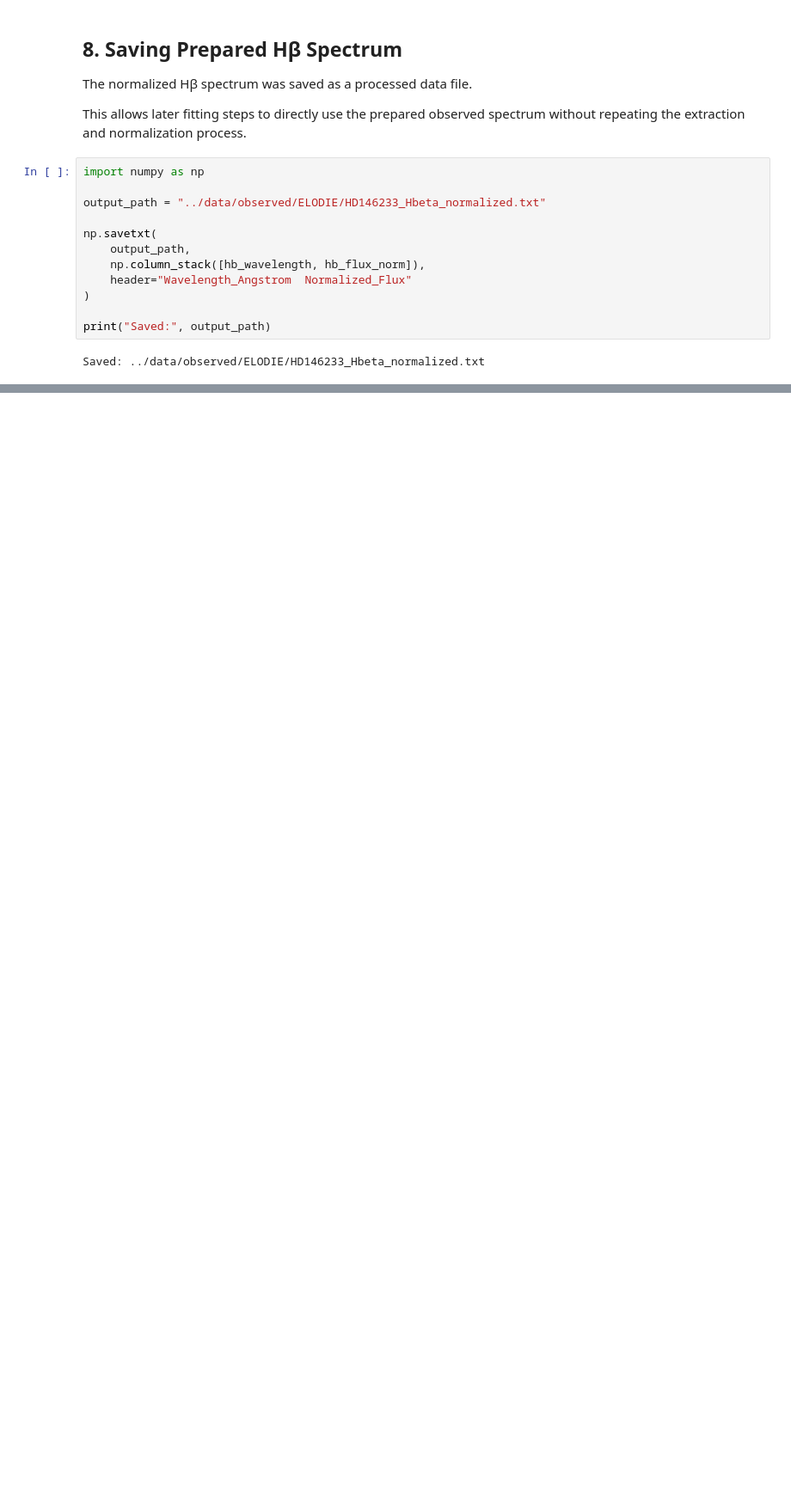
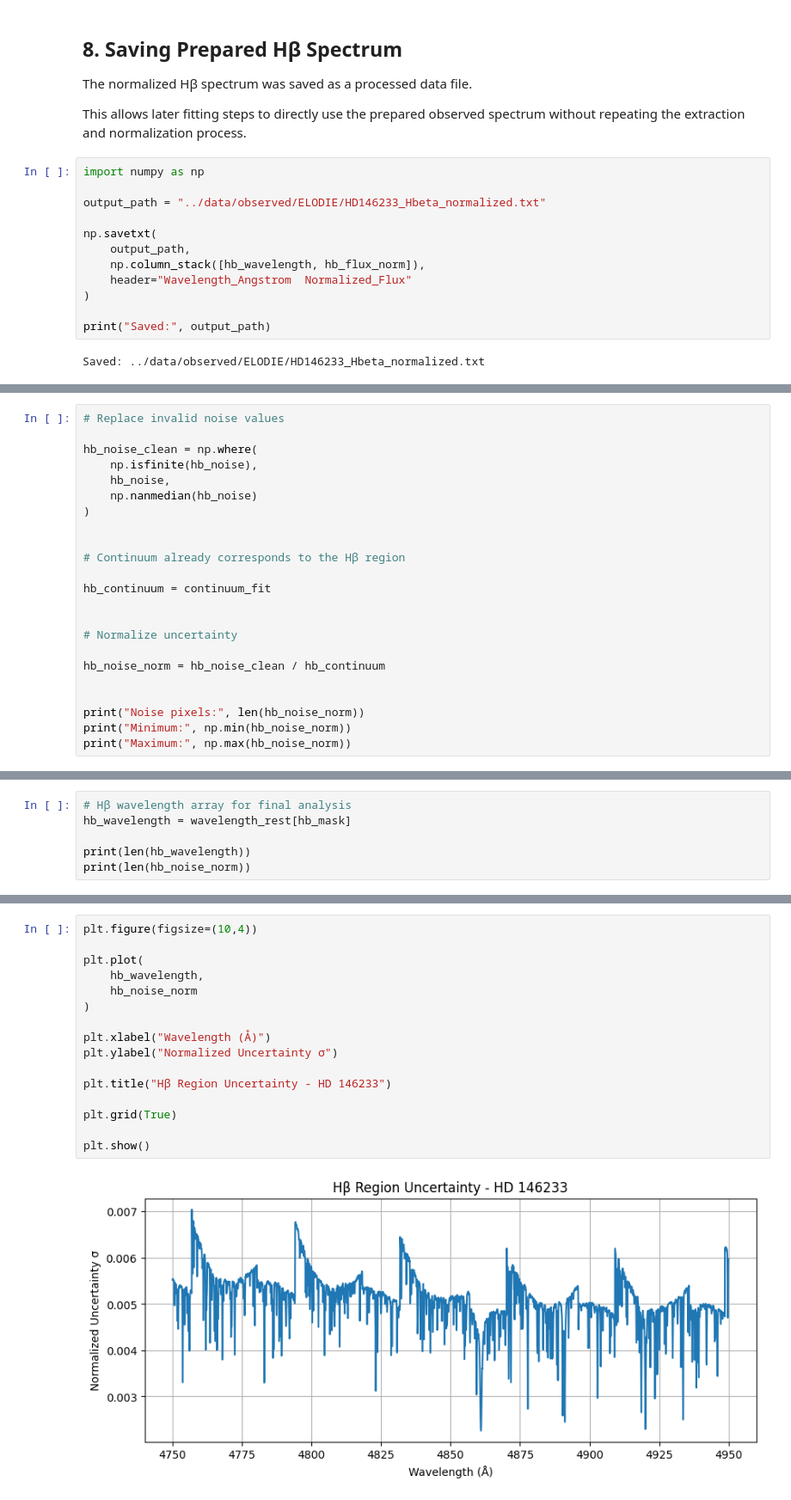
Before and after one commit to fardinabdullah/AST402_MidTerm_Project, a Jupyter notebook: notebooks/02.observed-spectrum-acquisition.ipynb, the cells around one changed output, grey strips where cells are left out. Shown at 86% size. Cells and saved outputs as stored; diff of their text form; blank space fills up the shorter version.

```diff
--- a/notebooks/02.observed-spectrum-acquisition.ipynb
+++ b/notebooks/02.observed-spectrum-acquisition.ipynb
@@ -404,0 +813,23 @@ Saved: ../data/observed/ELODIE/HD146233_Hbeta_normalized.txt
+# %%
+# Replace invalid noise values
+
+hb_noise_clean = np.where(
+    np.isfinite(hb_noise),
+    hb_noise,
+    np.nanmedian(hb_noise)
+)
+
+
+# Continuum already corresponds to the Hβ region
+
+hb_continuum = continuum_fit
+
+
+# Normalize uncertainty
+
+hb_noise_norm = hb_noise_clean / hb_continuum
+
+
+print("Noise pixels:", len(hb_noise_norm))
+print("Minimum:", np.min(hb_noise_norm))
+print("Maximum:", np.max(hb_noise_norm))
@@ -404,0 +846,6 @@ Saved: ../data/observed/ELODIE/HD146233_Hbeta_normalized.txt
+# %%
+# Hβ wavelength array for final analysis
+hb_wavelength = wavelength_rest[hb_mask]
+
+print(len(hb_wavelength))
+print(len(hb_noise_norm))
@@ -404,0 +861,18 @@ Saved: ../data/observed/ELODIE/HD146233_Hbeta_normalized.txt
+# %%
+plt.figure(figsize=(10,4))
+
+plt.plot(
+    hb_wavelength,
+    hb_noise_norm
+)
+
+plt.xlabel("Wavelength (Å)")
+plt.ylabel("Normalized Uncertainty σ")
+
+plt.title("Hβ Region Uncertainty - HD 146233")
+
+plt.grid(True)
+
+plt.show()
+# %% [output]
+[figure, added]
```
Also changed, not shown: parts of 38 cells of this notebook, 1 other file.
